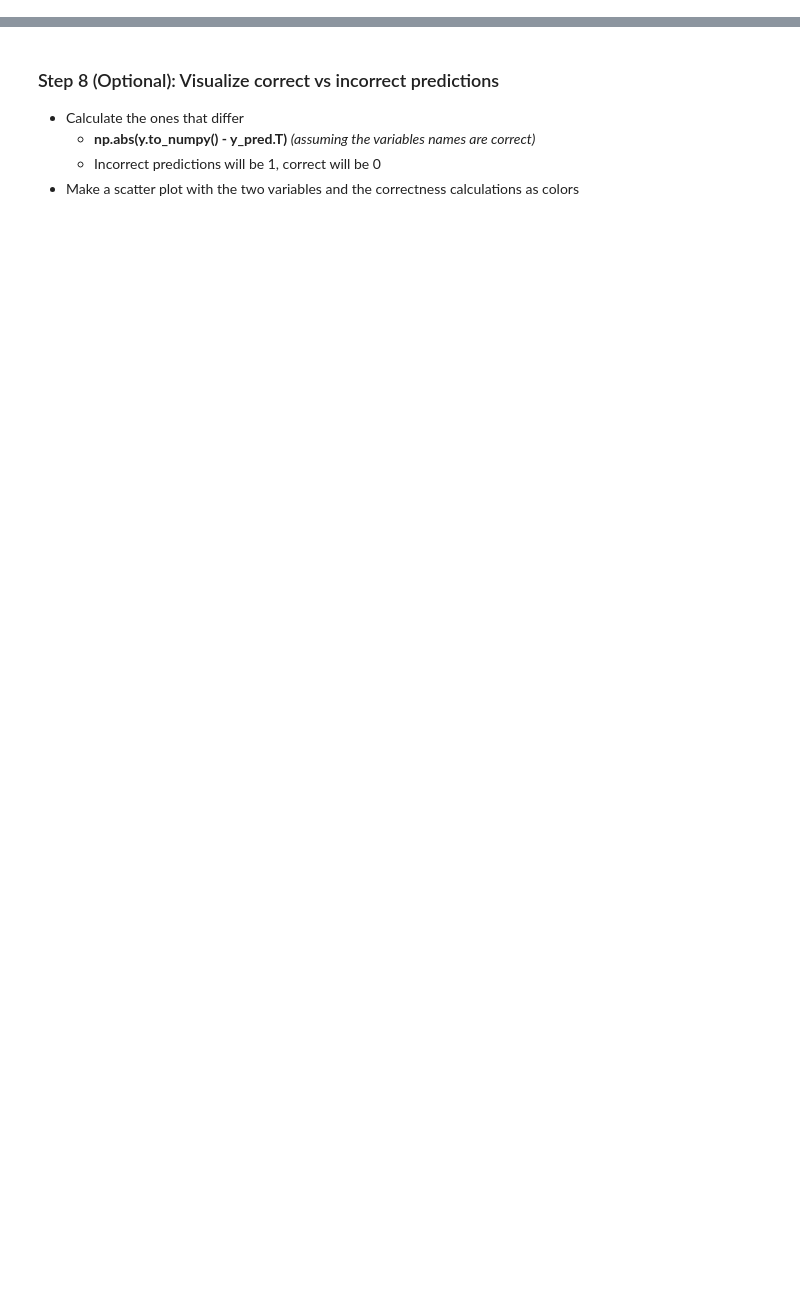
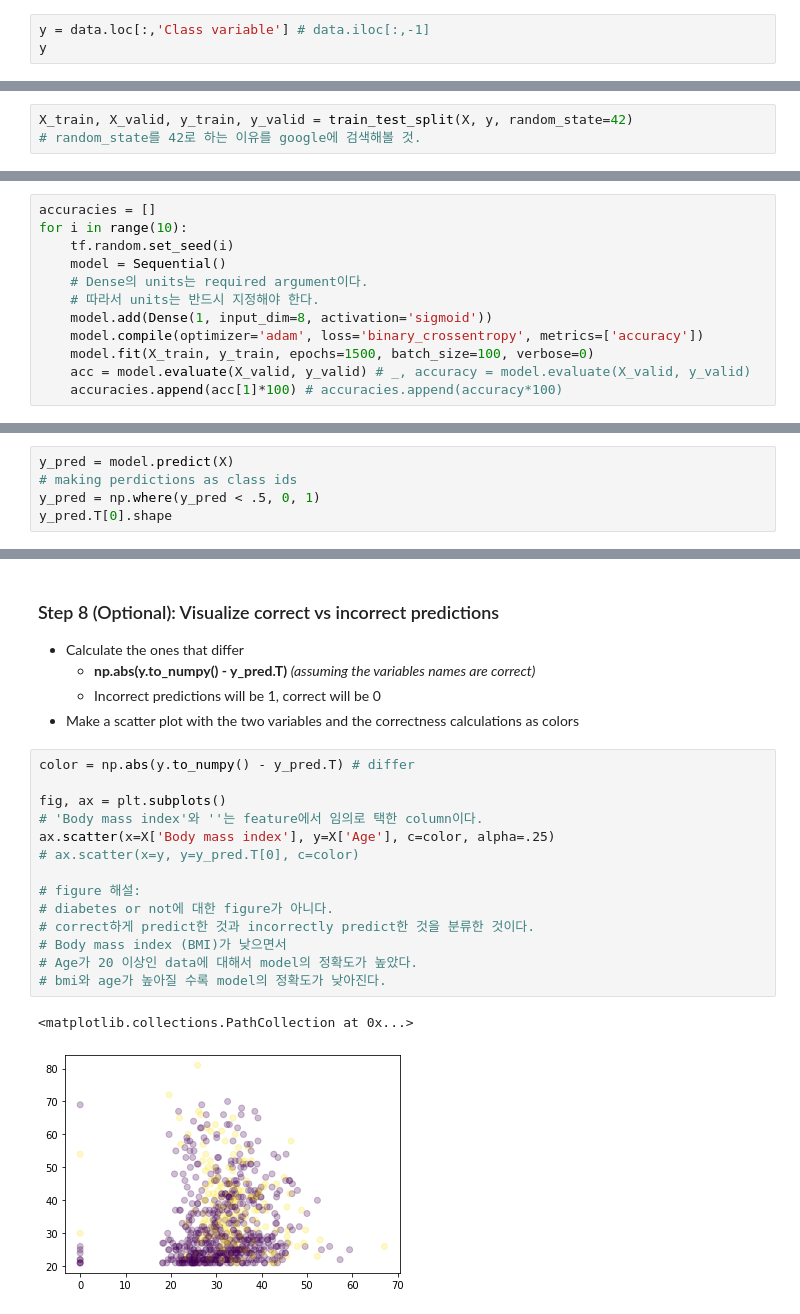
Before and after one commit to 6894556/MachineLearingWithPython, a Jupyter notebook: starter/06 - Project - Neural Network.ipynb, the cells around one changed output, grey strips where cells are left out. Cells and saved outputs as stored; diff of their text form; blank space fills up the shorter version.

Commit message:
visualized correct vs incorrect predictions

```diff
--- a/starter/06 - Project - Neural Network.ipynb
+++ b/starter/06 - Project - Neural Network.ipynb
@@ -19,0 +83,3 @@
+# %%
+y = data.loc[:,'Class variable'] # data.iloc[:,-1]
+y
@@ -20,6 +99,9 @@
 # %% [markdown]
 ### Step 5: Create training and test set
 - Use **train_test_split** to create **X_train, X_test, y_train, y_test**.
+# %%
+X_train, X_valid, y_train, y_valid = train_test_split(X, y, random_state=42)
+# random_state를 42로 하는 이유를 google에 검색해볼 것.
 # %% [markdown]
 ### Step 6: Calculate average accuracy for 10 runs
 - Create an empty list and assign it to **accuracies**
@@ -33,3 +115,15 @@
         - The second return variable is the accuracy
     - Append the accuracy (possibly multiplied by 100) to **accuraries**
 - Calculate the average value
+# %%
+accuracies = []
+for i in range(10):
+    tf.random.set_seed(i)
+    model = Sequential()
+    # Dense의 units는 required argument이다.
+    # 따라서 units는 반드시 지정해야 한다.
+    model.add(Dense(1, input_dim=8, activation='sigmoid'))
+    model.compile(optimizer='adam', loss='binary_crossentropy', metrics=['accuracy'])
+    model.fit(X_train, y_train, epochs=1500, batch_size=100, verbose=0)
+    acc = model.evaluate(X_valid, y_valid) # _, accuracy = model.evaluate(X_valid, y_valid)
+    accuracies.append(acc[1]*100) # accuracies.append(accuracy*100)
@@ -37,3 +155,8 @@
 ### Step 7: Predict values
 - Predict all values with model on **X**
 - Make it into class ids with **np.where(y_pred < 0.5, 0, 1)** *(assuming **y_pred** is the predictions)*
+# %%
+y_pred = model.predict(X)
+# making perdictions as class ids
+y_pred = np.where(y_pred < .5, 0, 1)
+y_pred.T[0].shape
@@ -43,3 +169,20 @@
     - **np.abs(y.to_numpy() - y_pred.T)** *(assuming the variables names are correct)*
     - Incorrect predictions will be 1, correct will be 0
 - Make a scatter plot with the two variables and the correctness calculations as colors
+# %%
+color = np.abs(y.to_numpy() - y_pred.T) # differ
+
+fig, ax = plt.subplots()
+# 'Body mass index'와 ''는 feature에서 임의로 택한 column이다.
+ax.scatter(x=X['Body mass index'], y=X['Age'], c=color, alpha=.25)
+# ax.scatter(x=y, y=y_pred.T[0], c=color)
+
+# figure 해설:
+# diabetes or not에 대한 figure가 아니다.
+# correct하게 predict한 것과 incorrectly predict한 것을 분류한 것이다.
+# Body mass index (BMI)가 낮으면서
+# Age가 20 이상인 data에 대해서 model의 정확도가 높았다.
+# bmi와 age가 높아질 수록 model의 정확도가 낮아진다.
+# %% [output]
+<matplotlib.collections.PathCollection at 0x...>
+[figure, added]
```
Also changed, not shown: parts of 12 cells of this notebook.
